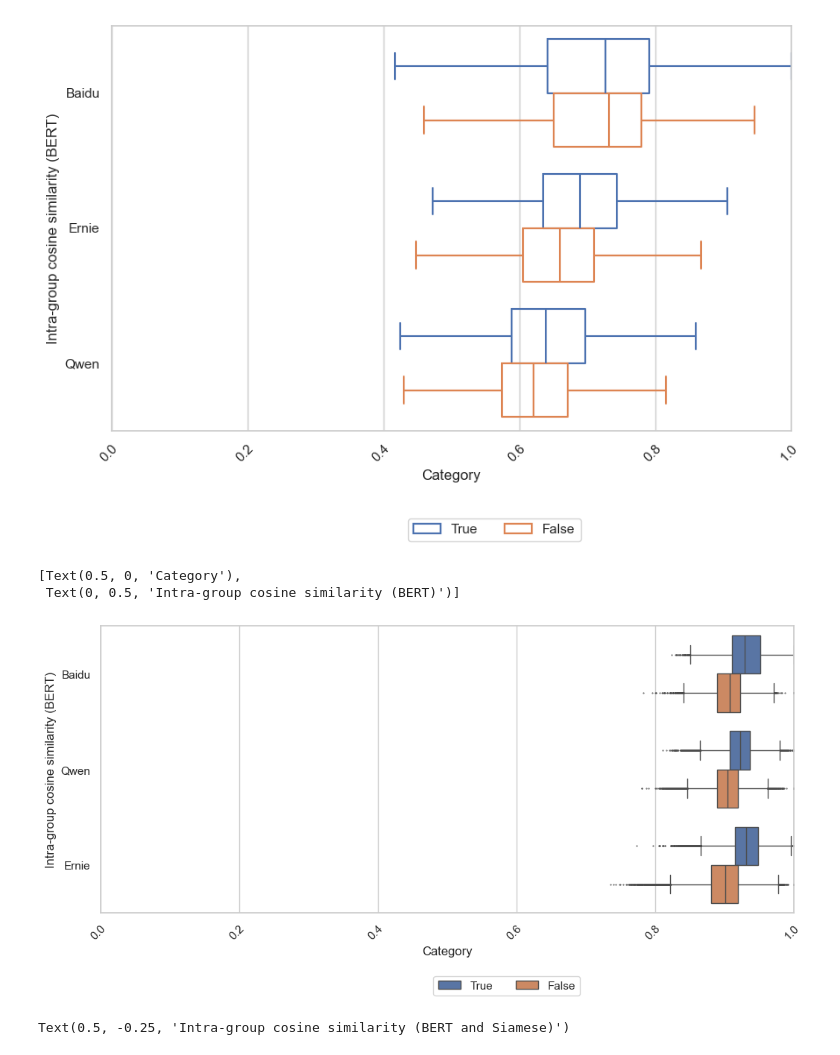
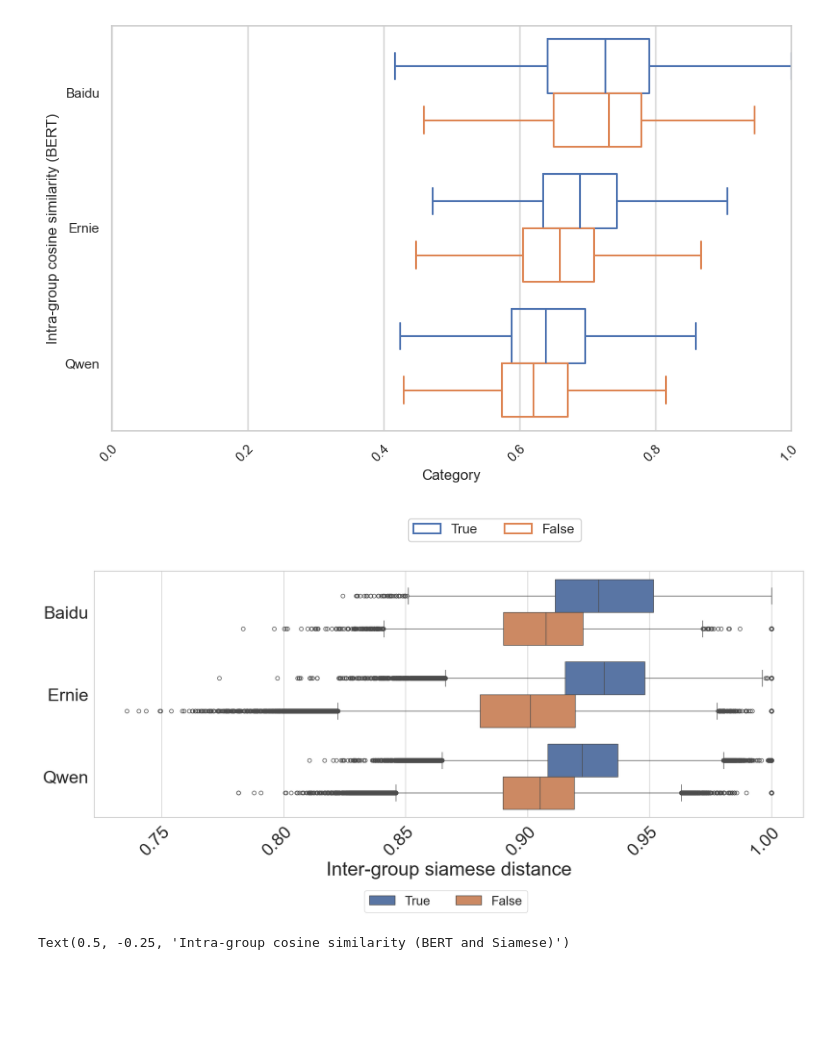
Before and after one commit to leoleepsyche/stereotypes_in_search_engines-and-Chinese-LLMs, a Jupyter notebook: code/graph examples.ipynb, the cells around one changed output. Drawn from its saved outputs; the diff is of its cells as text; code cells hidden in the pictures; blank space fills up the shorter version.

```diff
--- a/code/graph examples.ipynb
+++ b/code/graph examples.ipynb
@@ -496,25 +496,24 @@ g.set(xlabel='Category', ylabel='Intra-group cosine similarity (BERT)')
  Text(0, 0.5, 'Intra-group cosine similarity (BERT)')]
 [figure]
 # %%
-fig, ax = plt.subplots(figsize=(12,5))
+fig, ax = plt.subplots(figsize=(20,7))
 
-sns.set_theme(rc={'figure.figsize':(10, 6)}, style="whitegrid")
+sns.set_theme(rc={'figure.figsize':(10, 6)}, style="whitegrid", font_scale=2.5)
 
-flierprops = dict(marker='o', markerfacecolor='None', markersize=0.5) # 2.5)
-
-g = sns.boxplot(data=sample_distances, x="siamese_similarity",
+g = sns.boxplot(data=sample_distances, x="siamese_similarity", order=['Baidu', 'Ernie', 'Qwen'],
             y="dataset",
-            hue="same_cat", flierprops=flierprops, hue_order=[True, False], palette="deep", ax=ax)
+            hue="same_cat", hue_order=[True, False], palette="deep", ax=ax)
 
 _ = plt.xticks(rotation=45,  ha='right', rotation_mode='anchor')
 
-g.set(xlim=(0.0, 1.0))
 g.legend(bbox_to_anchor=(0.7, -0.2), ncol=2)
-g.set(xlabel='Category', ylabel='Intra-group cosine similarity (BERT)')
+g.set(xlabel='Inter-group siamese distance', ylabel='')
+plt.legend(title="", bbox_to_anchor=(0.62, -0.27), ncol=2, fontsize=20, fancybox=True)
+
+myfig = g.get_figure()
+myfig.savefig("siamese_per_group.png", dpi=600, bbox_inches="tight")
 # %% [output]
-[Text(0.5, 0, 'Category'),
- Text(0, 0.5, 'Intra-group cosine similarity (BERT)')]
-[figure, old version]
+[figure, new version]
 # %%
 fig, ax = plt.subplots(figsize=(12,3))
 
```
Also changed, not shown: parts of 50 cells of this notebook.
